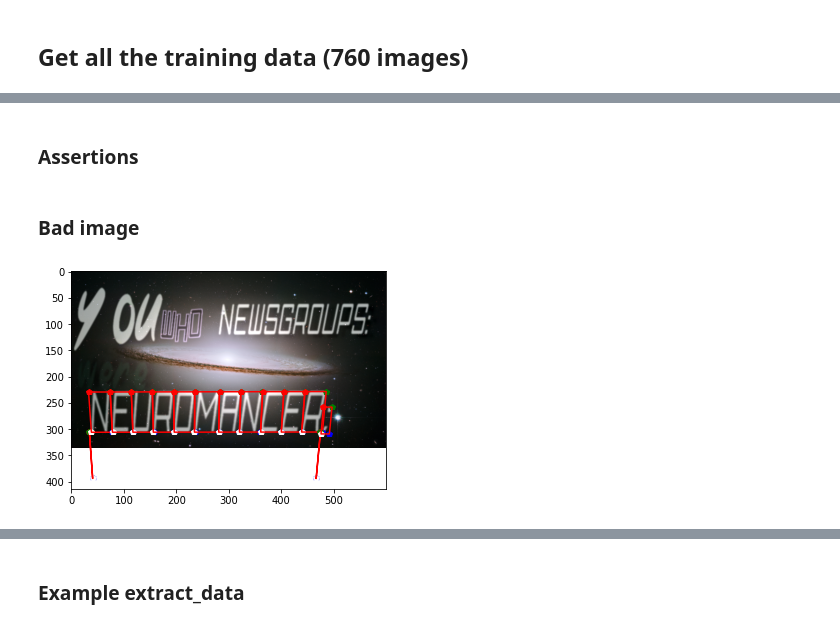
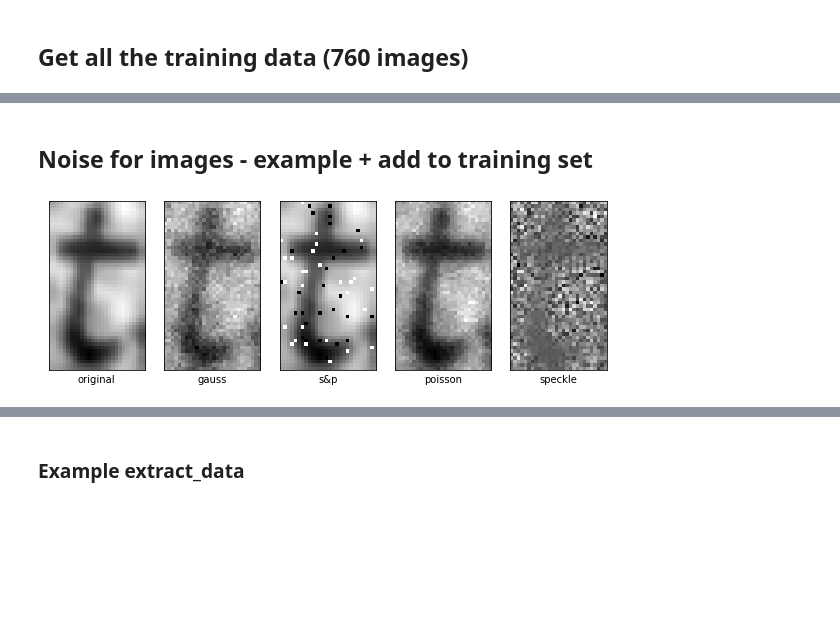
Before and after one commit to ShlomiRex/ocr-font-classifier-model, a Jupyter notebook: main.ipynb, the cells around one changed output, grey strips where cells are left out. Drawn from its saved outputs; the diff is of its cells as text; code cells hidden in the pictures; blank space fills up the shorter version.

```diff
--- a/main.ipynb
+++ b/main.ipynb
@@ -259,2 +295,0 @@ draw_train_samples()
-# %% [markdown]
-### Assertions
@@ -272,15 +296,29 @@ for y in y_train:
-# %% [markdown]
-### Bad image
-# %%
-i = 287
-#i = 4
-res = extract_data(IM_NAMES[i])
-
-plt.figure()
-plt.imshow(res["img"])
-
-
-for char in res["words"][1]["chars"]:
-    draw_bb(char["bb"])
-# %% [output]
-[figure, removed]
+# %% [markdown]
+## Noise for images - example + add to training set
+# %%
+i = 0
+
+original = x_train[i]
+gauss = noisy(x_train[i], "gauss")
+salt_n_pepper = noisy(x_train[i], "s&p")
+poisson = noisy(x_train[i], "poisson")
+speckle = noisy(x_train[i], "speckle")
+
+fig_size = 10
+plt.figure(figsize=(fig_size, fig_size))
+
+j = 0
+
+for img, noise_type in [(original, "original"), (gauss, "gauss"), (salt_n_pepper, "s&p"), (poisson, "poisson"), (speckle, "speckle")]:
+    plt.subplot(1, 5, j+1)
+    j += 1
+
+    plt.xticks([])
+    plt.yticks([])
+    plt.grid(False)
+    plt.imshow(img, cmap="gray")
+
+    plt.xlabel(noise_type)
+plt.show()
+# %% [output]
+[figure, added]
```
Also changed, not shown: parts of 26 cells of this notebook, 2 other files.
